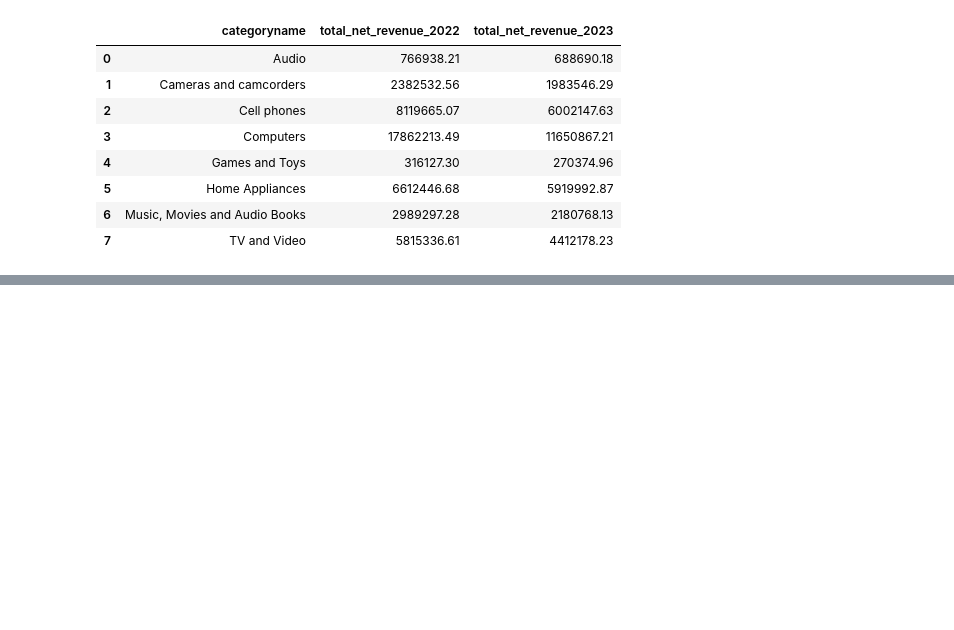
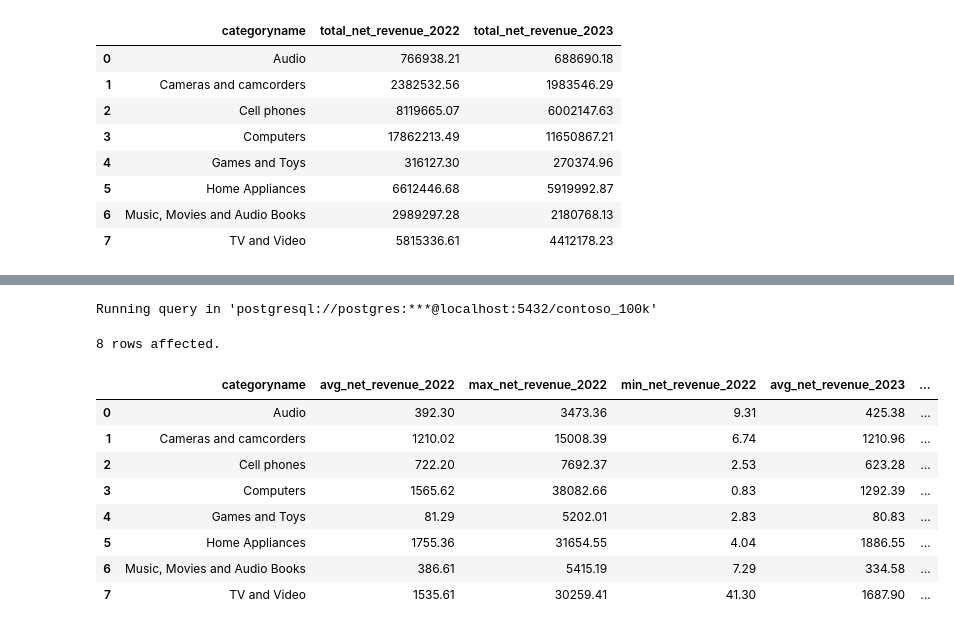
Before and after one commit to Myndkraft01/SQL_intermediate_Luke_Barousse, a Jupyter notebook: Resources/Blank_SQL_Notebook.ipynb, the cells around one changed output, grey strips where cells are left out. Cells and saved outputs as stored; diff of their text form; code cells hidden in the pictures; blank space fills up the shorter version.

```diff
--- a/Resources/Blank_SQL_Notebook.ipynb
+++ b/Resources/Blank_SQL_Notebook.ipynb
@@ -210,0 +203,29 @@ Running query in 'postgresql://postgres:***@localhost:5432/contoso_100k'
+# %%
+%%sql
+# Show average, min and max net revenue by category and year (excluding 0 for non-matching dates)
+SELECT
+  p.categoryname,
+  AVG(CASE WHEN s.orderdate BETWEEN '2022-01-01' AND '2022-12-31' THEN s.quantity * s.netprice * s.exchangerate END) AS avg_net_revenue_2022,
+  MAX(CASE WHEN s.orderdate BETWEEN '2022-01-01' AND '2022-12-31' THEN s.quantity * s.netprice * s.exchangerate END) AS max_net_revenue_2022,
+  MIN(CASE WHEN s.orderdate BETWEEN '2022-01-01' AND '2022-12-31' THEN s.quantity * s.netprice * s.exchangerate END) AS min_net_revenue_2022,
+  AVG(CASE WHEN s.orderdate BETWEEN '2023-01-01' AND '2023-12-31' THEN s.quantity * s.netprice * s.exchangerate END) AS avg_net_revenue_2023,
+  MAX(CASE WHEN s.orderdate BETWEEN '2023-01-01' AND '2023-12-31' THEN s.quantity * s.netprice * s.exchangerate END) AS max_net_revenue_2023,
+  MIN(CASE WHEN s.orderdate BETWEEN '2023-01-01' AND '2023-12-31' THEN s.quantity * s.netprice * s.exchangerate END) AS min_net_revenue_2023
+FROM sales s
+LEFT JOIN product p ON p.productkey = s.productkey
+GROUP BY
+  p.categoryname
+ORDER BY
+p.categoryname
+# %% [output]
+Running query in 'postgresql://postgres:***@localhost:5432/contoso_100k'
+8 rows affected.
+|  | categoryname | avg_net_revenue_2022 | max_net_revenue_2022 | min_net_revenue_2022 | avg_net_revenue_2023 | ... |
+| 0 | Audio | 392.30 | 3473.36 | 9.31 | 425.38 | ... |
+| 1 | Cameras and camcorders | 1210.02 | 15008.39 | 6.74 | 1210.96 | ... |
+| 2 | Cell phones | 722.20 | 7692.37 | 2.53 | 623.28 | ... |
+| 3 | Computers | 1565.62 | 38082.66 | 0.83 | 1292.39 | ... |
+| 4 | Games and Toys | 81.29 | 5202.01 | 2.83 | 80.83 | ... |
+| 5 | Home Appliances | 1755.36 | 31654.55 | 4.04 | 1886.55 | ... |
+| 6 | Music, Movies and Audio Books | 386.61 | 5415.19 | 7.29 | 334.58 | ... |
+| 7 | TV and Video | 1535.61 | 30259.41 | 41.30 | 1687.90 | ... |
```
Also changed, not shown: parts of 1 cell of this notebook.
